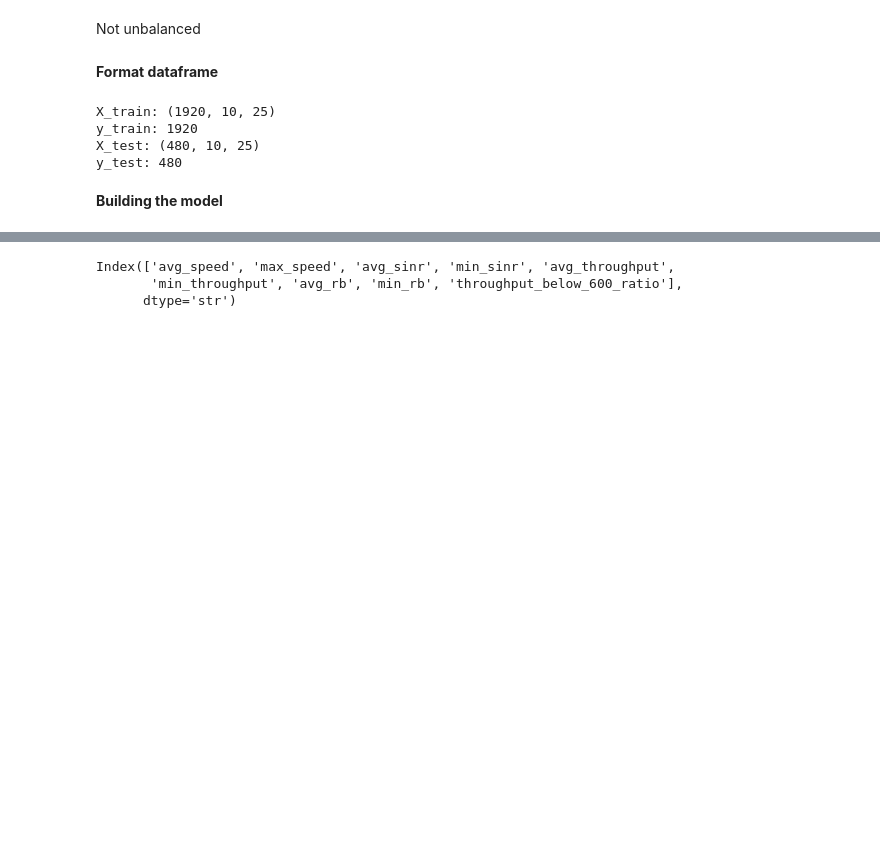
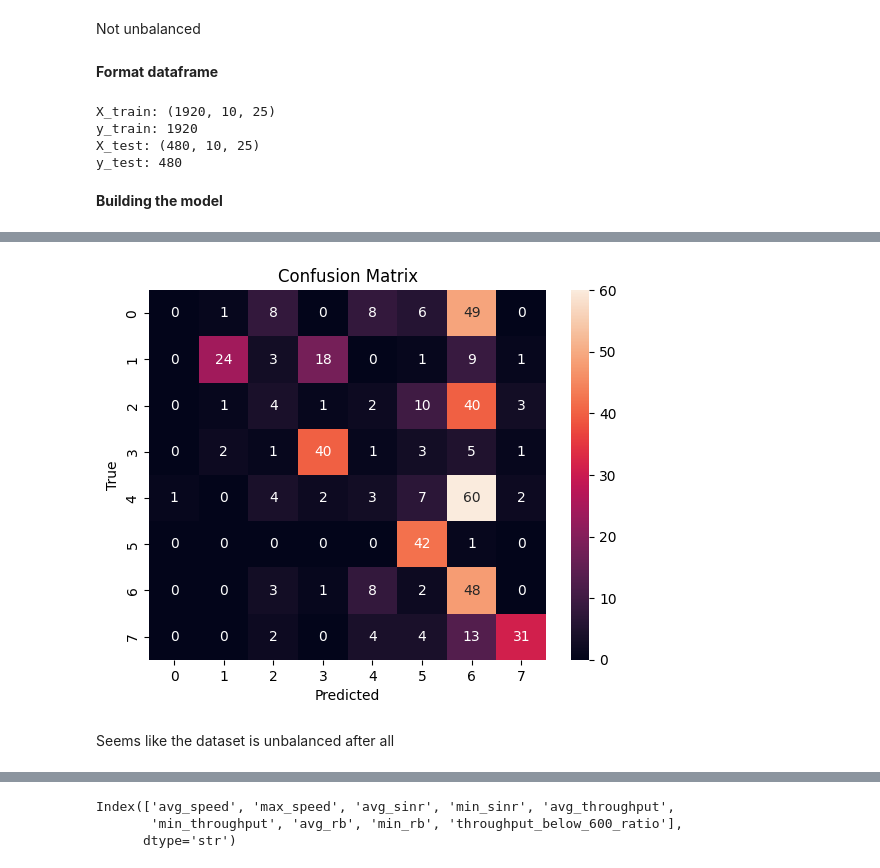
Before and after one commit to Kodro23/Telco-challenge, a Jupyter notebook: notebooks/telco.ipynb, the cells around one changed output, grey strips where cells are left out. Cells and saved outputs as stored; diff of their text form; code cells hidden in the pictures; blank space fills up the shorter version.

```diff
--- a/notebooks/telco.ipynb
+++ b/notebooks/telco.ipynb
@@ -503,0 +490,5 @@ best_model = tuner.get_best_models(num_models=1)[0]
+# %%
+y_pred = best_model.predict(X_test)
+y_pred_classes = np.argmax(y_pred, axis=1)
+
+print(classification_report(np.argmax(y_test, axis=1), y_pred_classes))
@@ -503,0 +511,10 @@ best_model = tuner.get_best_models(num_models=1)[0]
+# %%
+sns.heatmap(confusion_matrix(np.argmax(y_test, axis=1), y_pred_classes), annot=True, fmt="d")
+plt.xlabel("Predicted")
+plt.ylabel("True")
+plt.title("Confusion Matrix")
+plt.show()
+# %% [output]
+[figure, added]
+# %% [markdown]
+Seems like the dataset is unbalanced after all
```
Also changed, not shown: parts of 13 cells of this notebook, 40 other files.
